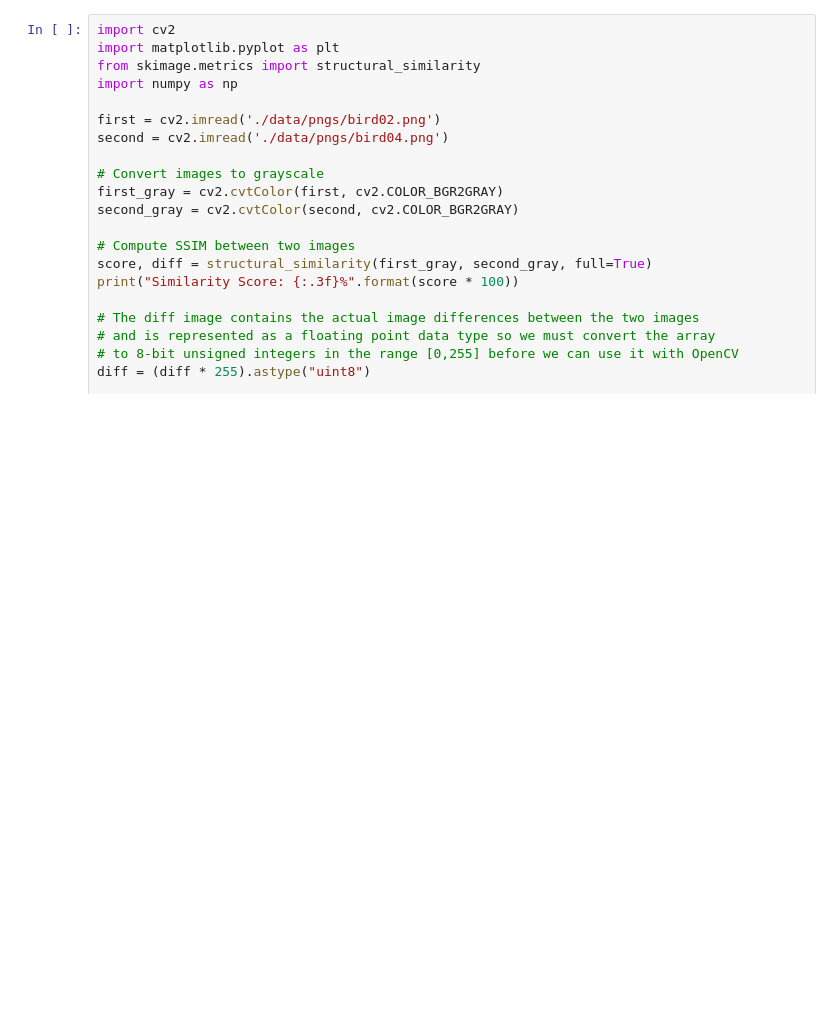
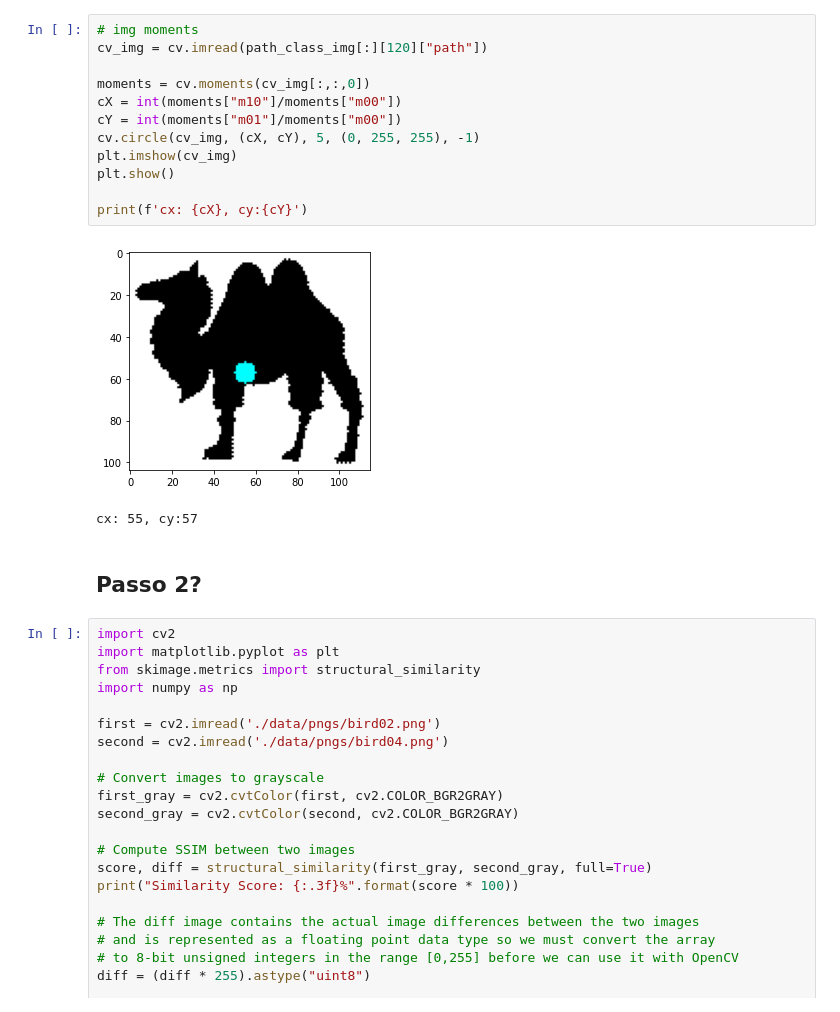
Before and after one commit to artur-martini/content-based-image-retrieval, a Jupyter notebook: notebook.ipynb, the cells around one changed output. Cells and saved outputs as stored; diff of their text form; blank space fills up the shorter version.

```diff
--- a/notebook.ipynb
+++ b/notebook.ipynb
@@ -10,3 +132,20 @@ Professor: Dr. Cláudio Rosito Jung
+# %%
+# img moments
+cv_img = cv.imread(path_class_img[:][120]["path"])
+
+moments = cv.moments(cv_img[:,:,0])
+cX = int(moments["m10"]/moments["m00"])
+cY = int(moments["m01"]/moments["m00"])
+cv.circle(cv_img, (cX, cY), 5, (0, 255, 255), -1)
+plt.imshow(cv_img)
+plt.show()
+
+print(f'cx: {cX}, cy:{cY}')
+# %% [output]
+[figure, added]
+cx: 55, cy:57
+# %% [markdown]
+## Passo 2?
 # %%
 import cv2
 import matplotlib.pyplot as plt
```
Also changed, not shown: parts of 12 cells of this notebook.
